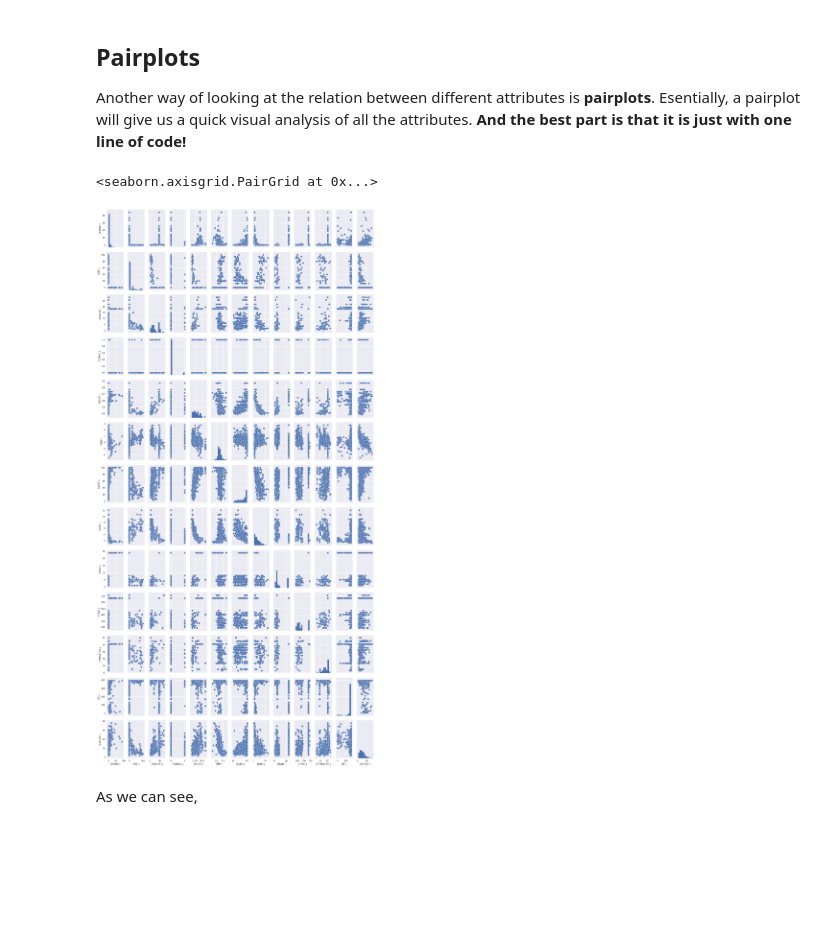
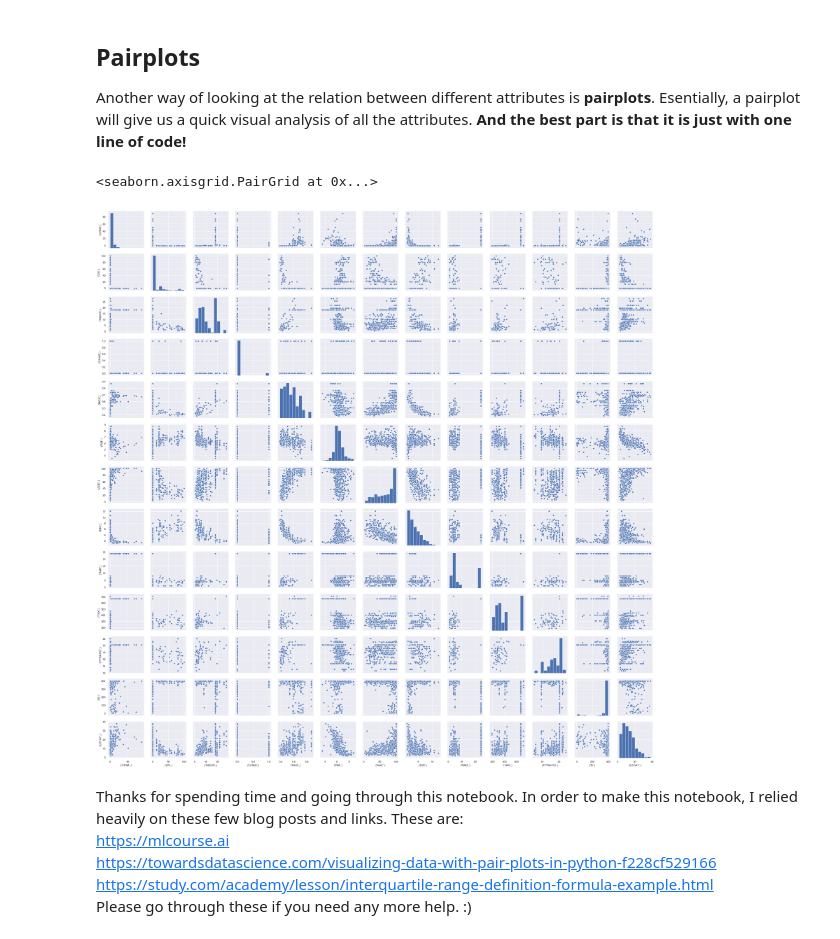
Before and after one commit to akshayrb22/playing-with-data, a Jupyter notebook: boston_housing_data_analysis.ipynb, the cells around one changed output. Cells and saved outputs as stored; diff of their text form; code cells hidden in the pictures; blank space fills up the shorter version.

Commit message:
Finished the first notebook. Ready for the workshop.

```diff
--- a/boston_housing_data_analysis.ipynb
+++ b/boston_housing_data_analysis.ipynb
@@ -217,10 +217,15 @@ The scale on the right indicates the severity of correlation or **how related th
 # %% [markdown]
 ## Pairplots
 Another way of looking at the relation between different attributes is **pairplots**. Esentially, a pairplot will give us a quick visual analysis of all the attributes. **And the best part is that it is just with one line of code!**
-# %%
-sns.pairplot(data=df, aspect=0.5, h)
-# %% [output]
-<seaborn.axisgrid.PairGrid at 0x...>
-[figure, removed]
-# %% [markdown]
-As we can see,
+# %%
+%config InlineBackend.figure_format = 'png'
+sns.pairplot(data=df)
+# %% [output]
+<seaborn.axisgrid.PairGrid at 0x...>
+[figure, added]
+# %% [markdown]
+Thanks for spending time and going through this notebook. In order to make this notebook, I relied heavily on these few blog posts and links. These are:
+<br>https://mlcourse.ai
+<br>https://towardsdatascience.com/visualizing-data-with-pair-plots-in-python-f228cf529166
+<br>https://study.com/academy/lesson/interquartile-range-definition-formula-example.html
+<br>Please go through these if you need any more help. :)
```
Also changed, not shown: parts of 4 cells of this notebook.
